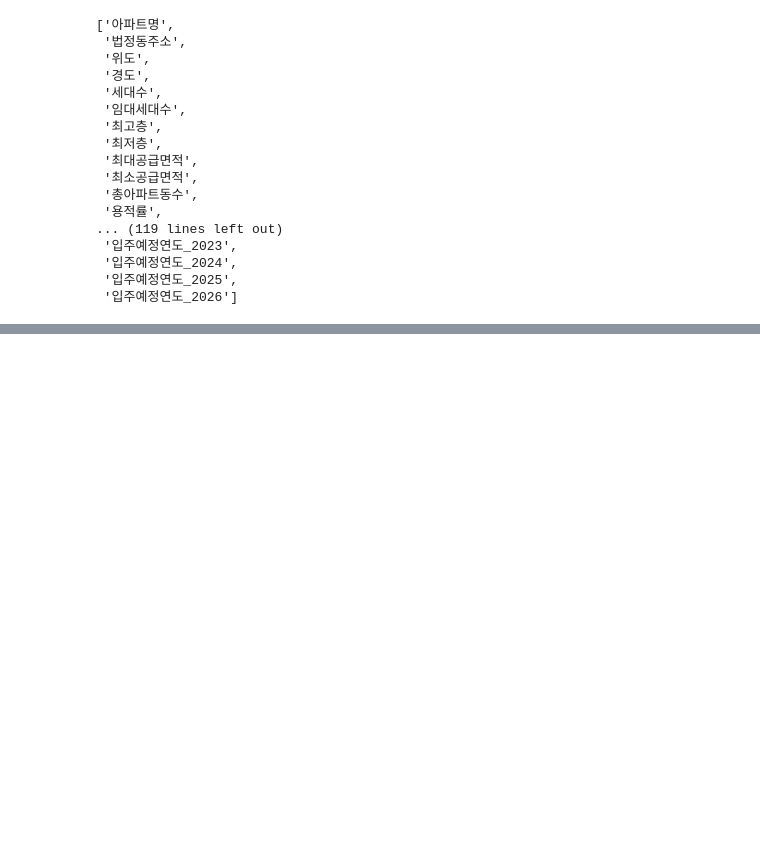
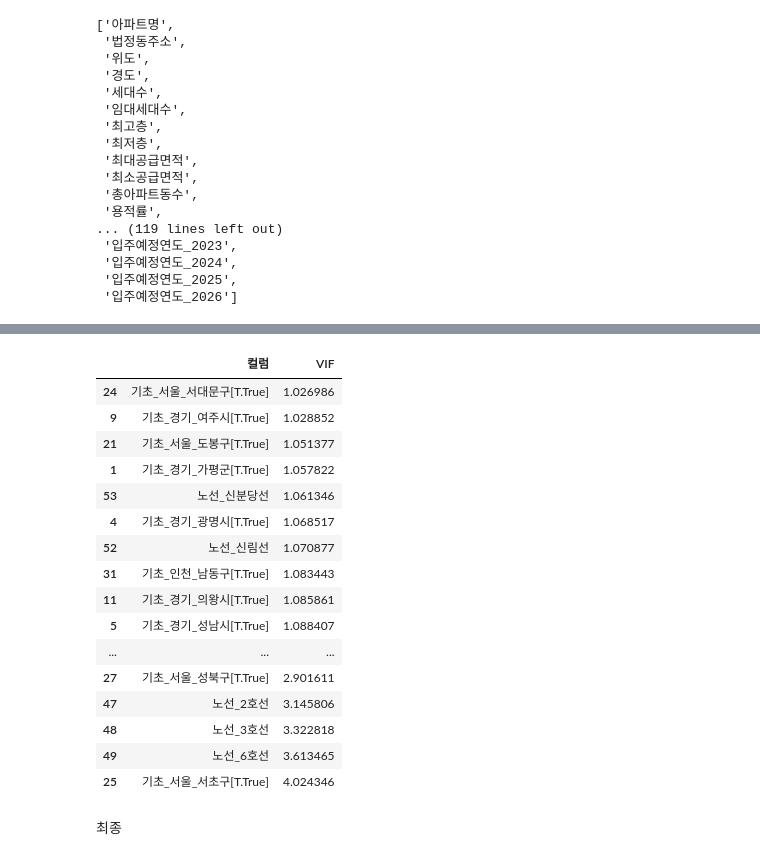
Before and after one commit to hwangeunok/git_practice, a Jupyter notebook: regression.ipynb, the cells around one changed output, grey strips where cells are left out. Saved outputs shown, nothing was run; the diff lists cells and outputs as text; code cells hidden in the pictures; blank space fills up the shorter version.

```diff
--- a/regression.ipynb
+++ b/regression.ipynb
@@ -200,0 +213,11 @@ df.sort_values(by='VIF')
+# %%
+formula = '공급액 ~ 세대수+공급면적+건폐율+대형건설사+지하철역_거리+병원_3차+공원+타입\
+    +노선_1호선+노선_2호선+노선_3호선+노선_6호선+노선_9호선+노선_수인선+노선_신림선+노선_신분당선+노선_에버라인+노선_우이신설선+노선_인천국제공항선+노선_인천_2호선+노선_진접선+\
+    기초_경기_가평군+기초_경기_고양시+기초_경기_과천시+기초_경기_광명시+기초_경기_성남시+기초_경기_안산시+기초_경기_안양시+기초_경기_양주시+기초_경기_여주시+기초_경기_오산시+\
+    기초_경기_의왕시+기초_경기_의정부시+기초_경기_이천시+기초_경기_파주시+기초_서울_강남구+기초_서울_강동구+기초_서울_강북구+기초_서울_강서구+기초_서울_광진구+기초_서울_구로구+\
+    기초_서울_도봉구+기초_서울_동대문구+기초_서울_동작구+기초_서울_서대문구+기초_서울_서초구+기초_서울_서초구+기초_서울_성동구+기초_서울_성북구+기초_서울_영등포구+기초_서울_은평구+\
+    기초_서울_종로구+기초_인천_남동구+기초_인천_부평구+기초_인천_연수구+입주예정연도_2020+입주예정연도_2023+입주예정연도_2024+입주예정연도_2025+입주예정연도_2026'
+
+model = smf.ols(formula, for_regression)
+result = model.fit()
+print(result.summary())
@@ -200,0 +242,25 @@ df.sort_values(by='VIF')
+# %%
+df = pd.DataFrame({'컬럼': column, 'VIF': variance_inflation_factor(result.model.exog, i)}
+              for i, column in enumerate(result.model.exog_names)
+              if column != 'Intercept')
+df.sort_values(by='VIF')
+# %% [output]
+|  | 컬럼 | VIF |
+| 24 | 기초_서울_서대문구[T.True] | 1.026986 |
+| 9 | 기초_경기_여주시[T.True] | 1.028852 |
+| 21 | 기초_서울_도봉구[T.True] | 1.051377 |
+| 1 | 기초_경기_가평군[T.True] | 1.057822 |
+| 53 | 노선_신분당선 | 1.061346 |
+| 4 | 기초_경기_광명시[T.True] | 1.068517 |
+| 52 | 노선_신림선 | 1.070877 |
+| 31 | 기초_인천_남동구[T.True] | 1.083443 |
+| 11 | 기초_경기_의왕시[T.True] | 1.085861 |
+| 5 | 기초_경기_성남시[T.True] | 1.088407 |
+| ... | ... | ... |
+| 27 | 기초_서울_성북구[T.True] | 2.901611 |
+| 47 | 노선_2호선 | 3.145806 |
+| 48 | 노선_3호선 | 3.322818 |
+| 49 | 노선_6호선 | 3.613465 |
+| 25 | 기초_서울_서초구[T.True] | 4.024346 |
+# %% [markdown]
+최종
```
Also changed, not shown: parts of 12 cells of this notebook.
